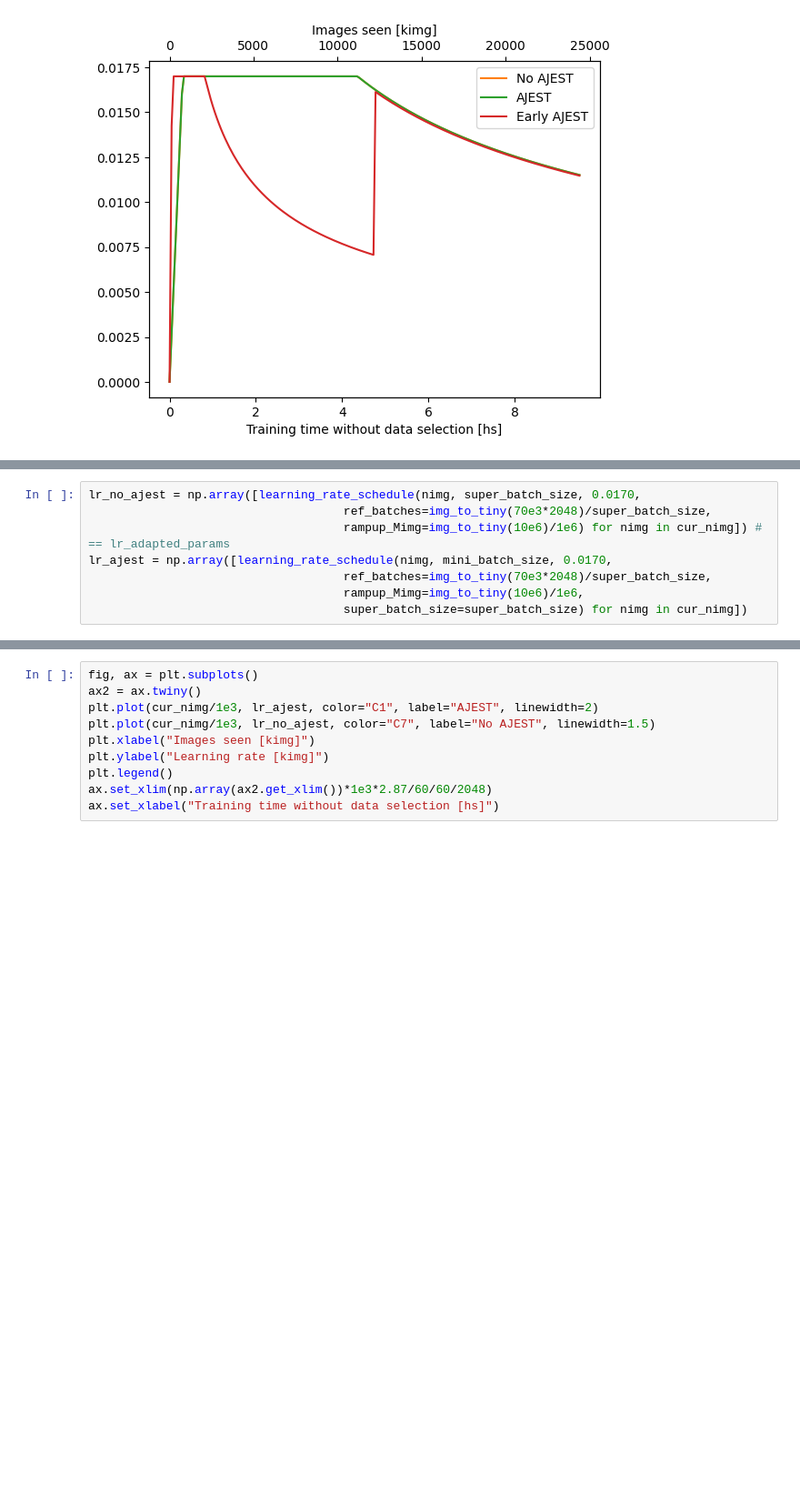
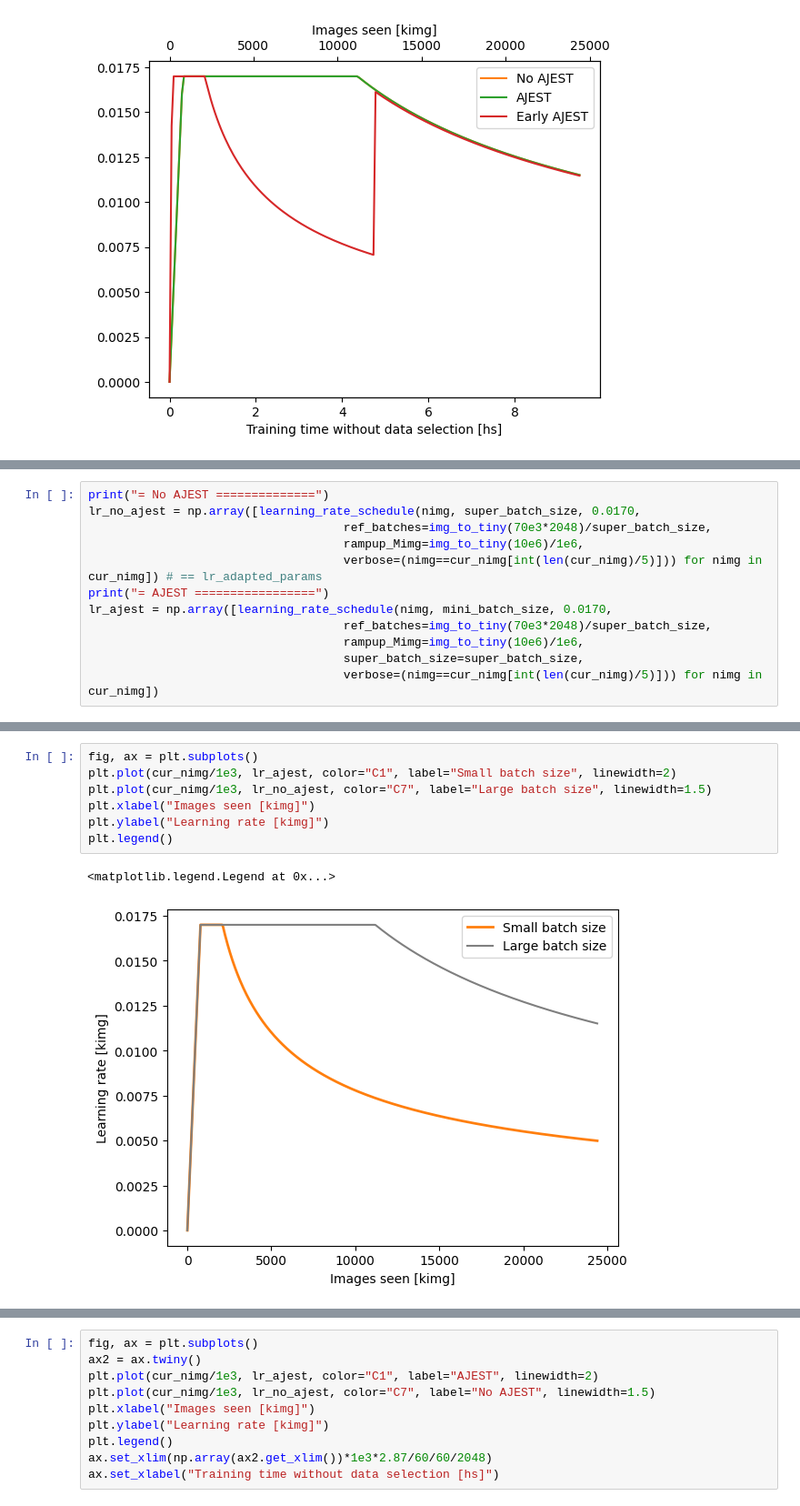
Before and after one commit to 0xInfty/Autoguided, a Jupyter notebook: Images/analysis/LearningRate.ipynb, the cells around one changed output, grey strips where cells are left out. Shown at 91% size. Cells and saved outputs as stored; diff of their text form; blank space fills up the shorter version.

```diff
--- a/Images/analysis/LearningRate.ipynb
+++ b/Images/analysis/LearningRate.ipynb
@@ -179,8 +289,12 @@ Text(0.5, 0, 'Training time without data selection [hs]')
 # %%
+print("= No AJEST ==============")
 lr_no_ajest = np.array([learning_rate_schedule(nimg, super_batch_size, 0.0170,
                                     ref_batches=img_to_tiny(70e3*2048)/super_batch_size,
-                                    rampup_Mimg=img_to_tiny(10e6)/1e6) for nimg in cur_nimg]) # == lr_adapted_params
+                                    rampup_Mimg=img_to_tiny(10e6)/1e6,
+                                    verbose=(nimg==cur_nimg[int(len(cur_nimg)/5)])) for nimg in cur_nimg]) # == lr_adapted_params
+print("= AJEST =================")
 lr_ajest = np.array([learning_rate_schedule(nimg, mini_batch_size, 0.0170,
                                     ref_batches=img_to_tiny(70e3*2048)/super_batch_size,
                                     rampup_Mimg=img_to_tiny(10e6)/1e6,
-                                    super_batch_size=super_batch_size) for nimg in cur_nimg])
+                                    super_batch_size=super_batch_size,
+                                    verbose=(nimg==cur_nimg[int(len(cur_nimg)/5)])) for nimg in cur_nimg])
@@ -186,0 +319,10 @@ lr_ajest = np.array([learning_rate_schedule(nimg, mini_batch_size, 0.0170,
+# %%
+fig, ax = plt.subplots()
+plt.plot(cur_nimg/1e3, lr_ajest, color="C1", label="Small batch size", linewidth=2)
+plt.plot(cur_nimg/1e3, lr_no_ajest, color="C7", label="Large batch size", linewidth=1.5)
+plt.xlabel("Images seen [kimg]")
+plt.ylabel("Learning rate [kimg]")
+plt.legend()
+# %% [output]
+<matplotlib.legend.Legend at 0x...>
+[figure, added]
```
Also changed, not shown: parts of 41 cells of this notebook, 1 other file.
